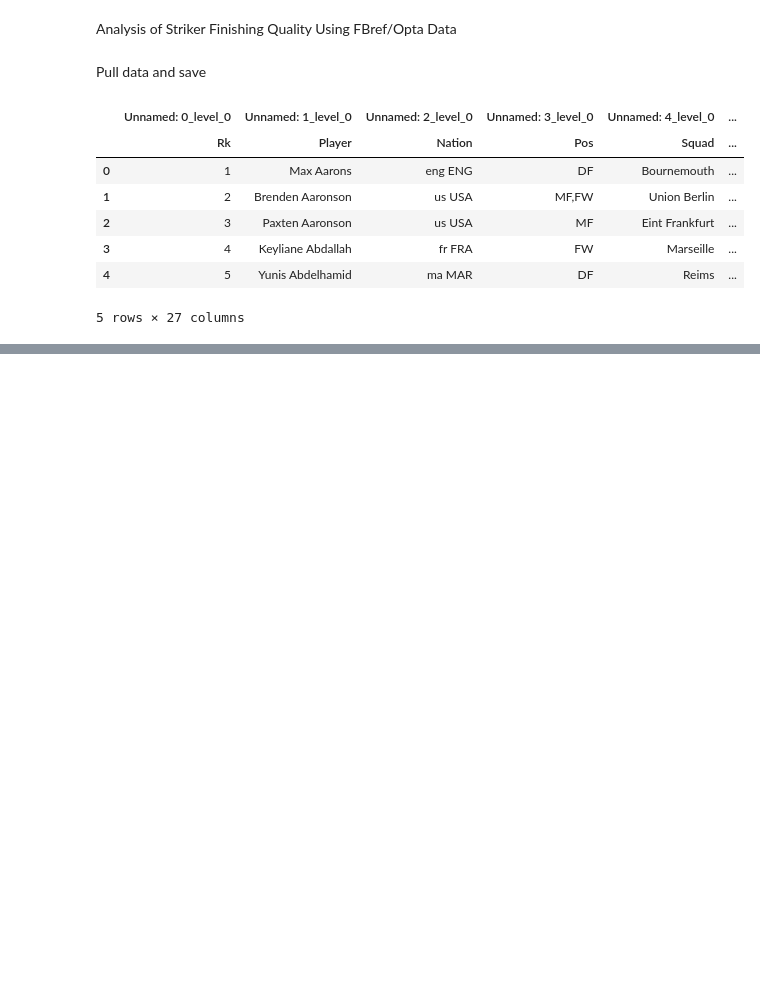
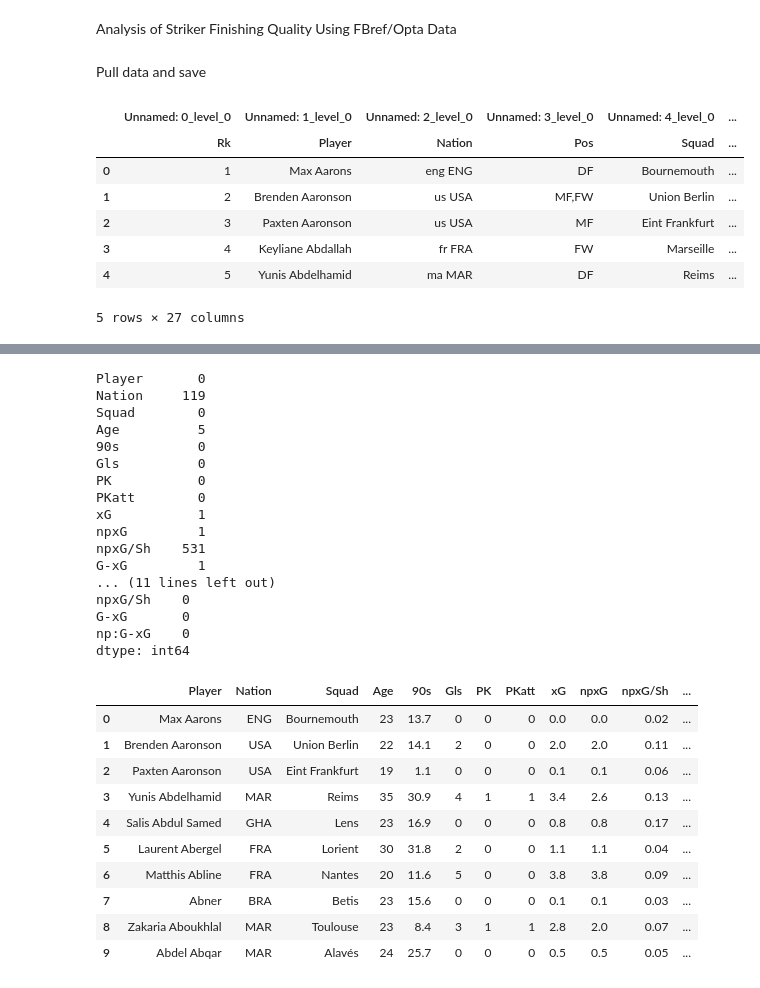
Before and after one commit to gregdorshimer/fbref-scoring, a Jupyter notebook: scoring.ipynb, the cells around one changed output, grey strips where cells are left out. Cells and saved outputs as stored; diff of their text form; code cells hidden in the pictures; blank space fills up the shorter version.

```diff
--- a/scoring.ipynb
+++ b/scoring.ipynb
@@ -23,0 +136,39 @@ df_url[0].head()
+# %%
+# Drop nulls
+# this is safe in this case because prominent players will be sure to have all data fields filled
+# (only prominent players are of concern for this analysis)
+nulls_before = df.isna().sum()
+df = df.dropna()
+nulls_after = df.isna().sum()
+print(nulls_before, nulls_after)
+df = df.reset_index(drop=True)
+df.head(10)
+# %% [output]
+Player       0
+Nation     119
+Squad        0
+Age          5
+90s          0
+Gls          0
+PK           0
+PKatt        0
+xG           1
+npxG         1
+npxG/Sh    531
+G-xG         1
+... (11 lines left out)
+npxG/Sh    0
+G-xG       0
+np:G-xG    0
+dtype: int64
+|  | Player | Nation | Squad | Age | 90s | Gls | PK | PKatt | xG | npxG | npxG/Sh | ... |
+| 0 | Max Aarons | ENG | Bournemouth | 23 | 13.7 | 0 | 0 | 0 | 0.0 | 0.0 | 0.02 | ... |
+| 1 | Brenden Aaronson | USA | Union Berlin | 22 | 14.1 | 2 | 0 | 0 | 2.0 | 2.0 | 0.11 | ... |
+| 2 | Paxten Aaronson | USA | Eint Frankfurt | 19 | 1.1 | 0 | 0 | 0 | 0.1 | 0.1 | 0.06 | ... |
+| 3 | Yunis Abdelhamid | MAR | Reims | 35 | 30.9 | 4 | 1 | 1 | 3.4 | 2.6 | 0.13 | ... |
+| 4 | Salis Abdul Samed | GHA | Lens | 23 | 16.9 | 0 | 0 | 0 | 0.8 | 0.8 | 0.17 | ... |
+| 5 | Laurent Abergel | FRA | Lorient | 30 | 31.8 | 2 | 0 | 0 | 1.1 | 1.1 | 0.04 | ... |
+| 6 | Matthis Abline | FRA | Nantes | 20 | 11.6 | 5 | 0 | 0 | 3.8 | 3.8 | 0.09 | ... |
+| 7 | Abner | BRA | Betis | 23 | 15.6 | 0 | 0 | 0 | 0.1 | 0.1 | 0.03 | ... |
+| 8 | Zakaria Aboukhlal | MAR | Toulouse | 23 | 8.4 | 3 | 1 | 1 | 2.8 | 2.0 | 0.07 | ... |
+| 9 | Abdel Abqar | MAR | Alavés | 24 | 25.7 | 0 | 0 | 0 | 0.5 | 0.5 | 0.05 | ... |
```
Also changed, not shown: parts of 9 cells of this notebook.
